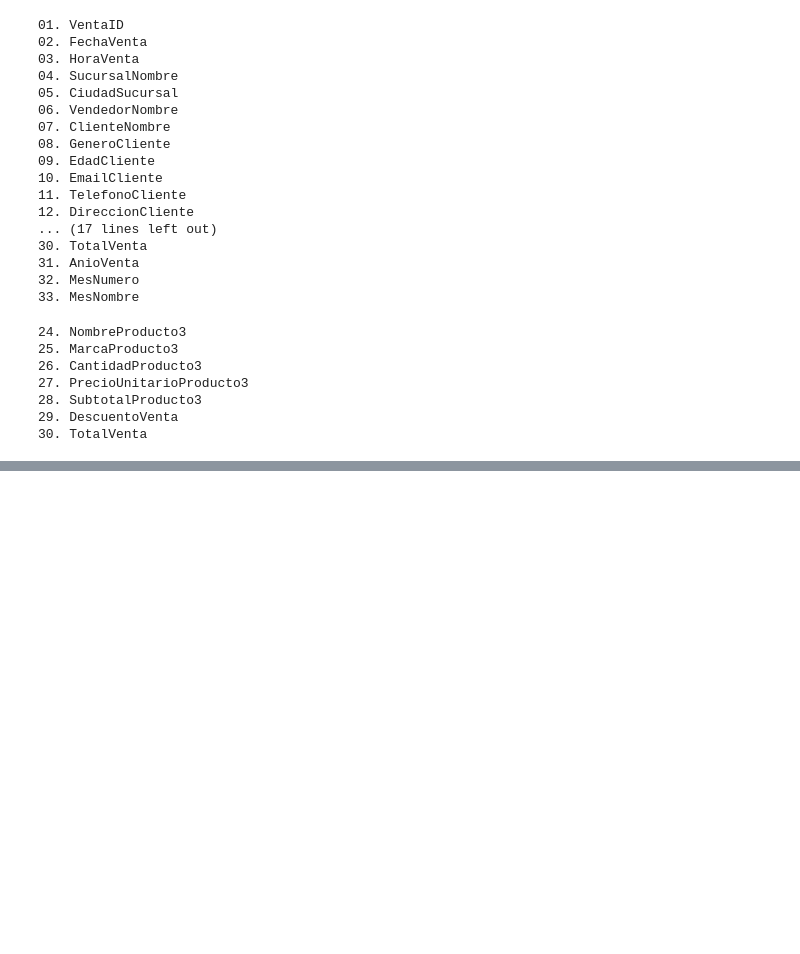
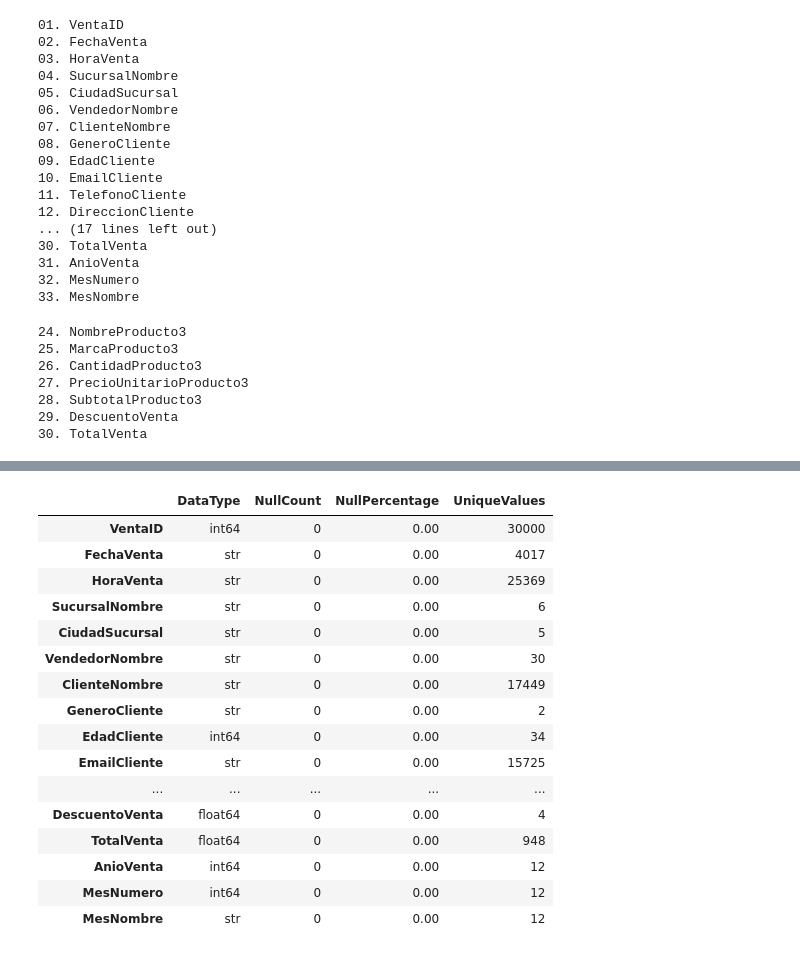
Before and after one commit to Dcuastumal/techcore-sales-analytics, a Jupyter notebook: Avance_2/Avance_2_Modelo_Relacional.ipynb, the cells around one changed output, grey strips where cells are left out. Saved outputs shown, nothing was run; the diff lists cells and outputs as text; code cells hidden in the pictures; blank space fills up the shorter version.

```diff
--- a/Avance_2/Avance_2_Modelo_Relacional.ipynb
+++ b/Avance_2/Avance_2_Modelo_Relacional.ipynb
@@ -68,0 +73,27 @@ for position in range(23, 30):
+# %%
+data_quality = pd.DataFrame({
+    "DataType": ventas_df.dtypes.astype(str),
+    "NullCount": ventas_df.isna().sum(),
+    "NullPercentage": (ventas_df.isna().mean() * 100).round(2),
+    "UniqueValues": ventas_df.nunique()
+})
+
+data_quality
+# %% [output]
+|  | DataType | NullCount | NullPercentage | UniqueValues |
+| VentaID | int64 | 0 | 0.00 | 30000 |
+| FechaVenta | str | 0 | 0.00 | 4017 |
+| HoraVenta | str | 0 | 0.00 | 25369 |
+| SucursalNombre | str | 0 | 0.00 | 6 |
+| CiudadSucursal | str | 0 | 0.00 | 5 |
+| VendedorNombre | str | 0 | 0.00 | 30 |
+| ClienteNombre | str | 0 | 0.00 | 17449 |
+| GeneroCliente | str | 0 | 0.00 | 2 |
+| EdadCliente | int64 | 0 | 0.00 | 34 |
+| EmailCliente | str | 0 | 0.00 | 15725 |
+| ... | ... | ... | ... | ... |
+| DescuentoVenta | float64 | 0 | 0.00 | 4 |
+| TotalVenta | float64 | 0 | 0.00 | 948 |
+| AnioVenta | int64 | 0 | 0.00 | 12 |
+| MesNumero | int64 | 0 | 0.00 | 12 |
+| MesNombre | str | 0 | 0.00 | 12 |
```
Also changed, not shown: parts of 29 cells of this notebook, 3 other files.
